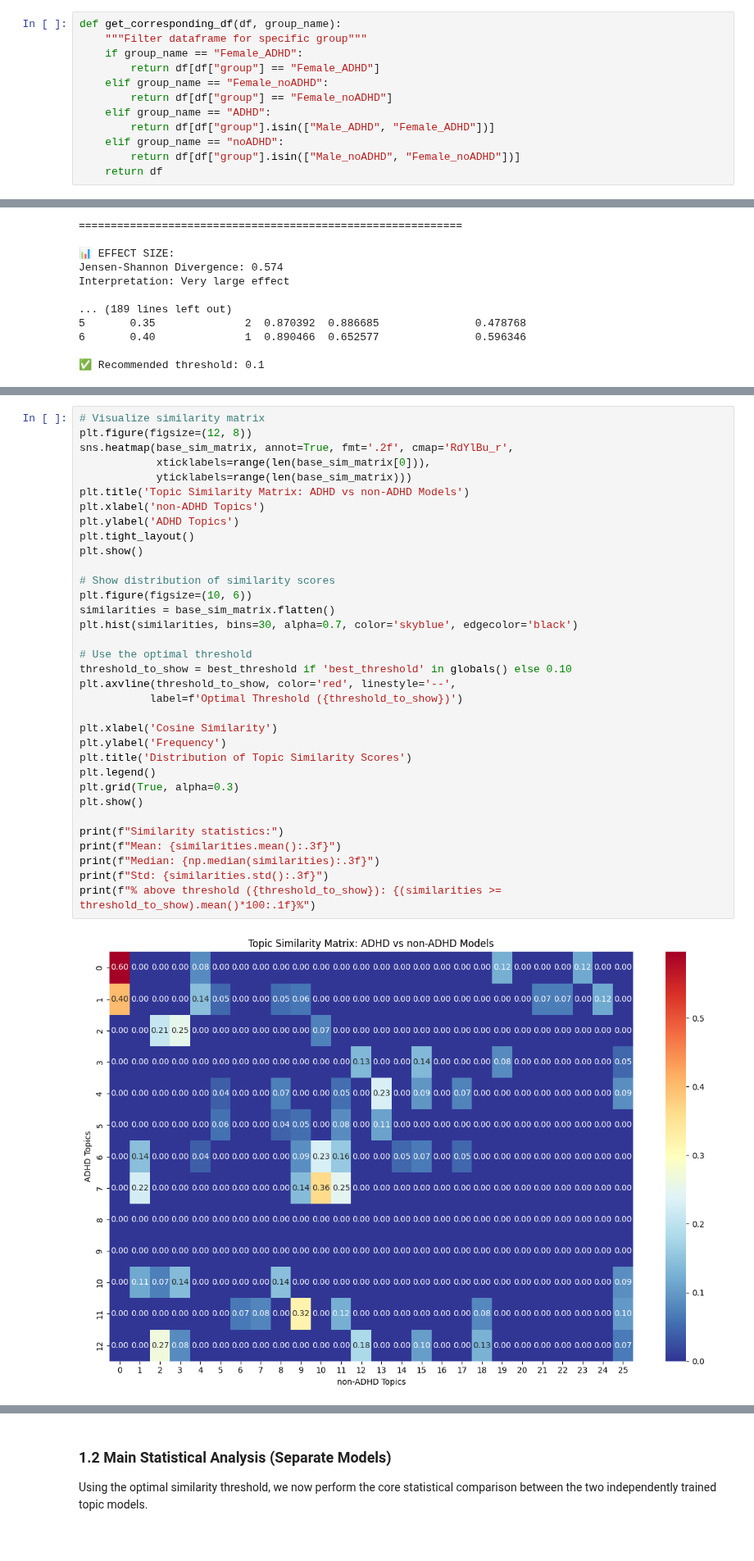
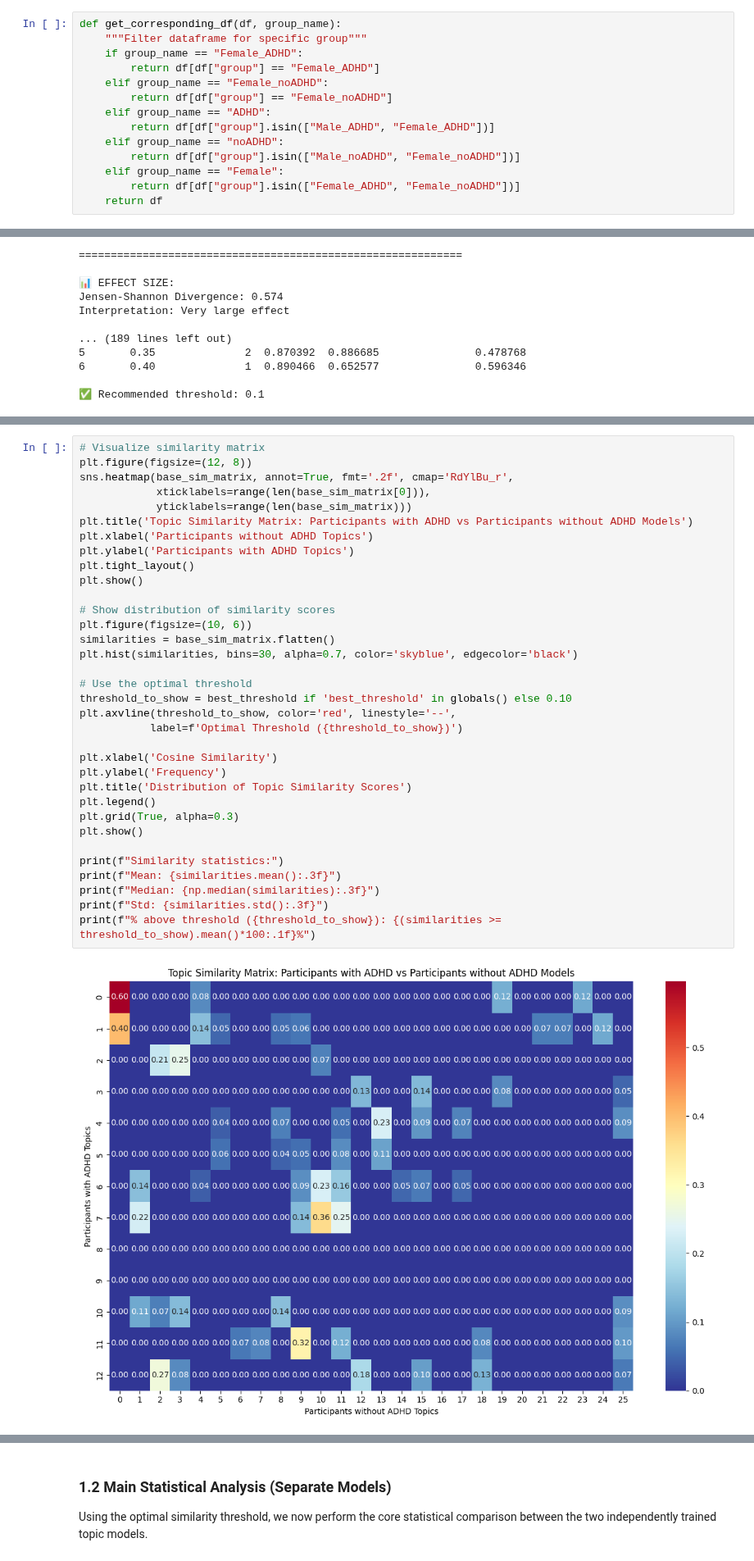
Before and after one commit to raquelfmcardoso/adhd-linguistic-patterns-beliefs-portuguese-women, a Jupyter notebook: notebooks/adhd_beliefs_pt/17-topic_evaluation_adhd.ipynb, the cells around one changed output, grey strips where cells are left out. Shown at 82% size. Saved outputs shown, nothing was run; the diff lists cells and outputs as text.

```diff
--- a/notebooks/adhd_beliefs_pt/17-topic_evaluation_adhd.ipynb
+++ b/notebooks/adhd_beliefs_pt/17-topic_evaluation_adhd.ipynb
@@ -191,6 +191,8 @@ def get_corresponding_df(df, group_name):
         return df[df["group"].isin(["Male_ADHD", "Female_ADHD"])]
     elif group_name == "noADHD":
         return df[df["group"].isin(["Male_noADHD", "Female_noADHD"])]
+    elif group_name == "Female":
+        return df[df["group"].isin(["Female_ADHD", "Female_noADHD"])]
     return df
 # %%
 def preliminary_steps(group_name, folder, topic_df):
@@ -421,37 +415,37 @@ Alignment at threshold 0.1:
 plt.figure(figsize=(12, 8))
 sns.heatmap(base_sim_matrix, annot=True, fmt='.2f', cmap='RdYlBu_r',
             xticklabels=range(len(base_sim_matrix[0])),
             yticklabels=range(len(base_sim_matrix)))
-plt.title('Topic Similarity Matrix: ADHD vs non-ADHD Models')
-plt.xlabel('non-ADHD Topics')
-plt.ylabel('ADHD Topics')
+plt.title('Topic Similarity Matrix: Participants with ADHD vs Participants without ADHD Models')
+plt.xlabel('Participants without ADHD Topics')
+plt.ylabel('Participants with ADHD Topics')
 plt.tight_layout()
 plt.show()
 
 # Show distribution of similarity scores
 plt.figure(figsize=(10, 6))
 similarities = base_sim_matrix.flatten()
 plt.hist(similarities, bins=30, alpha=0.7, color='skyblue', edgecolor='black')
 
 # Use the optimal threshold
 threshold_to_show = best_threshold if 'best_threshold' in globals() else 0.10
 plt.axvline(threshold_to_show, color='red', linestyle='--',
            label=f'Optimal Threshold ({threshold_to_show})')
 
 plt.xlabel('Cosine Similarity')
 plt.ylabel('Frequency')
 plt.title('Distribution of Topic Similarity Scores')
 plt.legend()
 plt.grid(True, alpha=0.3)
 plt.show()
 
 print(f"Similarity statistics:")
 print(f"Mean: {similarities.mean():.3f}")
 print(f"Median: {np.median(similarities):.3f}")
 print(f"Std: {similarities.std():.3f}")
 print(f"% above threshold ({threshold_to_show}): {(similarities >= threshold_to_show).mean()*100:.1f}%")
 # %% [output]
-[figure, old version]
+[figure, new version]
 [figure]
 Similarity statistics:
 Mean: 0.023
```
Also changed, not shown: parts of 5 cells of this notebook, 2 other files.
